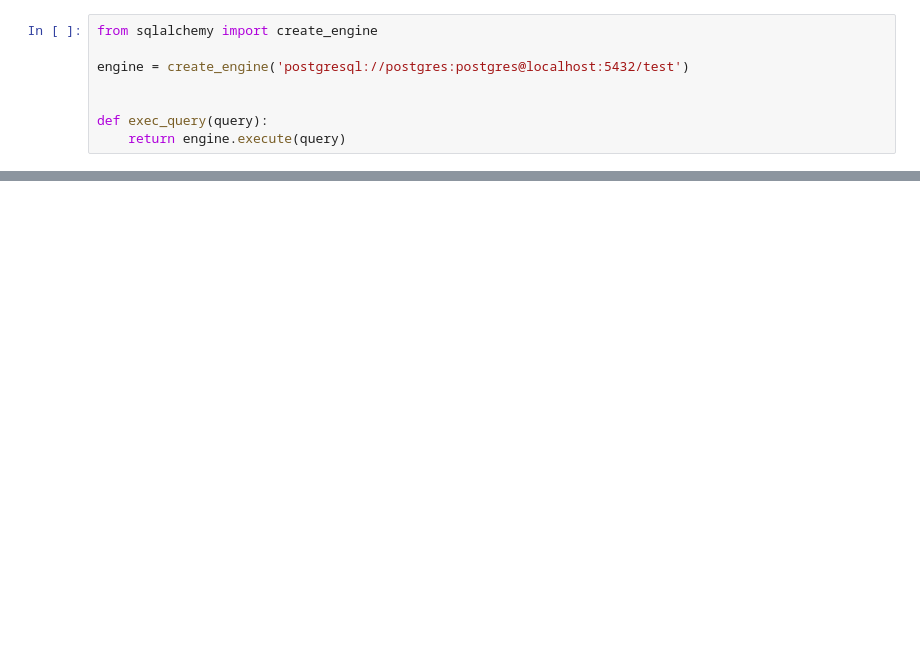
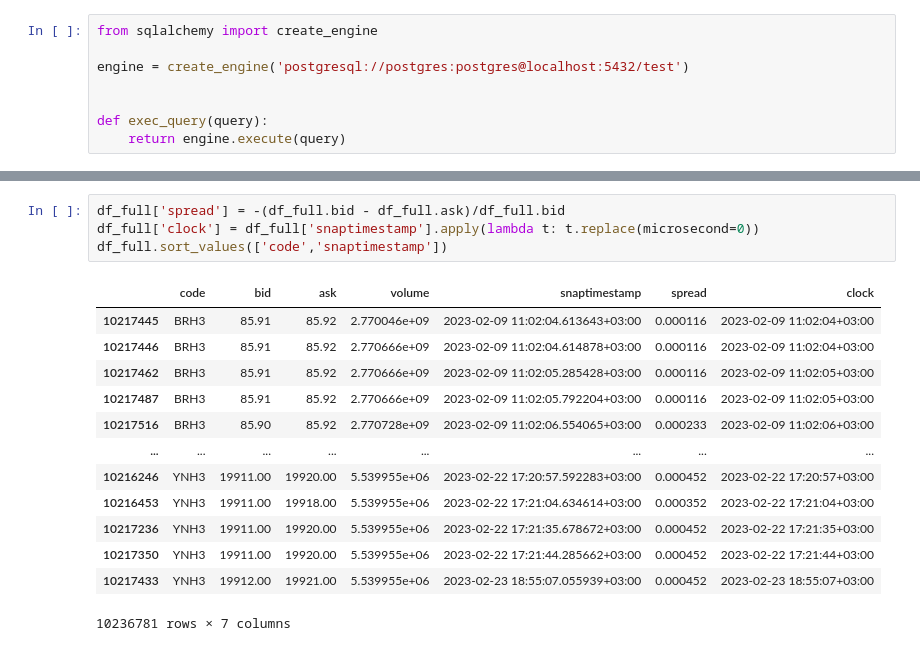
Before and after one commit to OlegPozovnoy/trading, a Jupyter notebook: tools/volume_patterns.ipynb, the cells around one changed output, grey strips where cells are left out. Cells and saved outputs as stored; diff of their text form; blank space fills up the shorter version.

```diff
--- a/tools/volume_patterns.ipynb
+++ b/tools/volume_patterns.ipynb
@@ -76,0 +33,18 @@ s
+# %%
+df_full['spread'] = -(df_full.bid - df_full.ask)/df_full.bid
+df_full['clock'] = df_full['snaptimestamp'].apply(lambda t: t.replace(microsecond=0))
+df_full.sort_values(['code','snaptimestamp'])
+# %% [output]
+|  | code | bid | ask | volume | snaptimestamp | spread | clock |
+| 10217445 | BRH3 | 85.91 | 85.92 | 2.770046e+09 | 2023-02-09 11:02:04.613643+03:00 | 0.000116 | 2023-02-09 11:02:04+03:00 |
+| 10217446 | BRH3 | 85.91 | 85.92 | 2.770666e+09 | 2023-02-09 11:02:04.614878+03:00 | 0.000116 | 2023-02-09 11:02:04+03:00 |
+| 10217462 | BRH3 | 85.91 | 85.92 | 2.770666e+09 | 2023-02-09 11:02:05.285428+03:00 | 0.000116 | 2023-02-09 11:02:05+03:00 |
+| 10217487 | BRH3 | 85.91 | 85.92 | 2.770666e+09 | 2023-02-09 11:02:05.792204+03:00 | 0.000116 | 2023-02-09 11:02:05+03:00 |
+| 10217516 | BRH3 | 85.90 | 85.92 | 2.770728e+09 | 2023-02-09 11:02:06.554065+03:00 | 0.000233 | 2023-02-09 11:02:06+03:00 |
+| ... | ... | ... | ... | ... | ... | ... | ... |
+| 10216246 | YNH3 | 19911.00 | 19920.00 | 5.539955e+06 | 2023-02-22 17:20:57.592283+03:00 | 0.000452 | 2023-02-22 17:20:57+03:00 |
+| 10216453 | YNH3 | 19911.00 | 19918.00 | 5.539955e+06 | 2023-02-22 17:21:04.634614+03:00 | 0.000352 | 2023-02-22 17:21:04+03:00 |
+| 10217236 | YNH3 | 19911.00 | 19920.00 | 5.539955e+06 | 2023-02-22 17:21:35.678672+03:00 | 0.000452 | 2023-02-22 17:21:35+03:00 |
+| 10217350 | YNH3 | 19911.00 | 19920.00 | 5.539955e+06 | 2023-02-22 17:21:44.285662+03:00 | 0.000452 | 2023-02-22 17:21:44+03:00 |
+| 10217433 | YNH3 | 19912.00 | 19921.00 | 5.539955e+06 | 2023-02-23 18:55:07.055939+03:00 | 0.000452 | 2023-02-23 18:55:07+03:00 |
+10236781 rows × 7 columns
```
Also changed, not shown: parts of 16 cells of this notebook, 3 other files.
